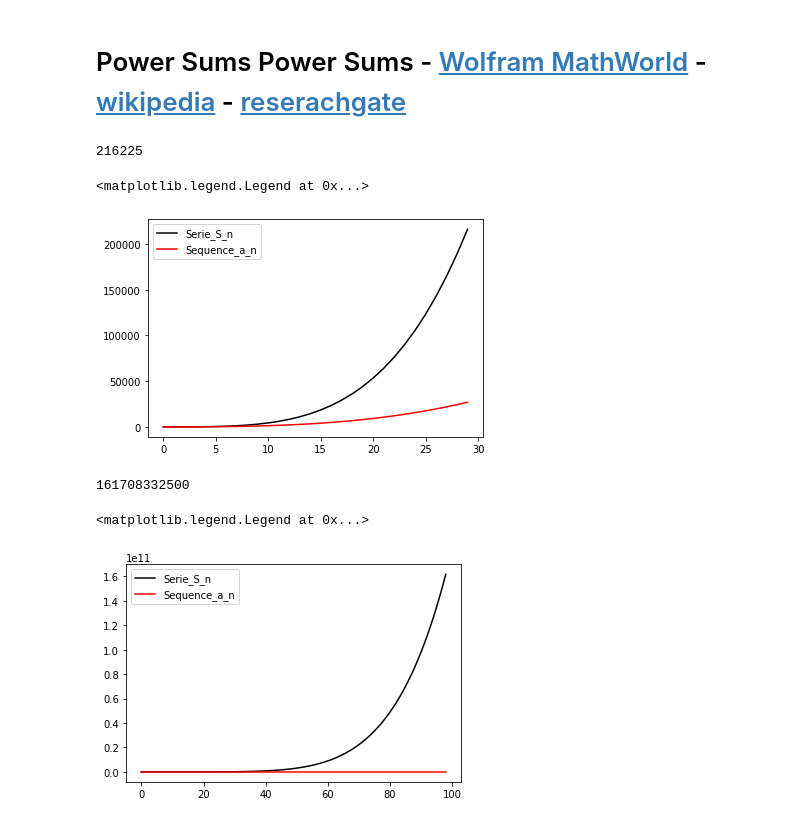
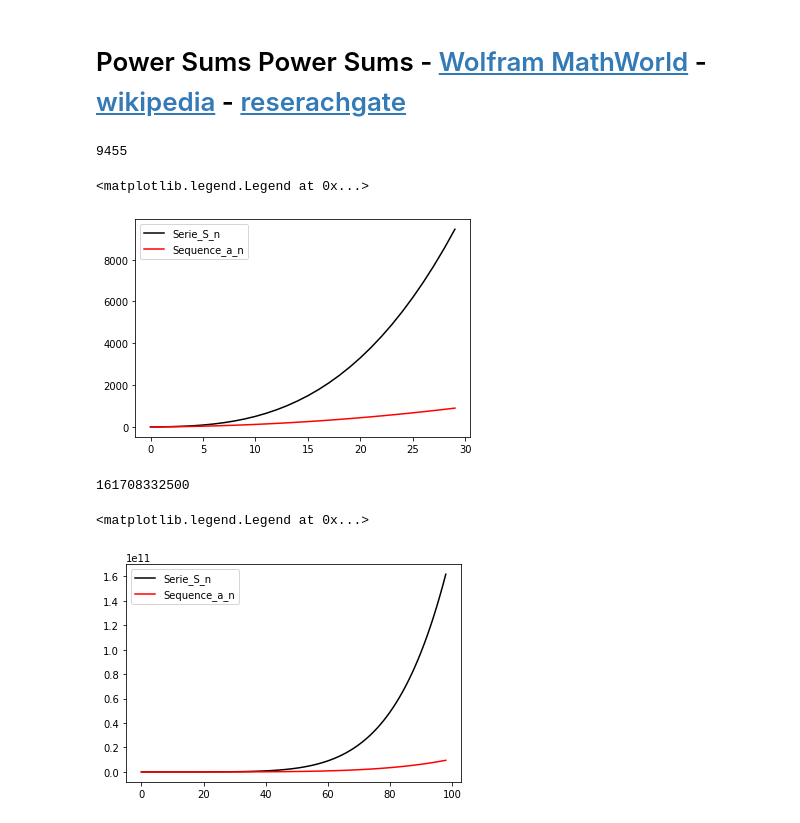
Before and after one commit to Adrian-ACI/MetNumUN2021II, a Jupyter notebook: Lab8/Grupo3ArithmeticSeriesGeometricSeriesPowerSums.ipynb, the cells around one changed output. Saved outputs shown, nothing was run; the diff lists cells and outputs as text; code cells hidden in the pictures.

```diff
--- a/Lab8/Grupo3ArithmeticSeriesGeometricSeriesPowerSums.ipynb
+++ b/Lab8/Grupo3ArithmeticSeriesGeometricSeriesPowerSums.ipynb
@@ -387,22 +387,22 @@ plt.legend()
 # %%
 S_n = 0
 Serie_S_n = []
 Sequence_a_n = []
 
 for i in range(1, 31):
-    S_n += i**(3)
+    S_n += i**(2)
     Serie_S_n.append(S_n)
-    Sequence_a_n.append(i**(3))
+    Sequence_a_n.append(i**(2))
 
 print(S_n)
 
 plt.plot(Serie_S_n, color='black',label='Serie_S_n')
 plt.plot(Sequence_a_n, color='red',label='Sequence_a_n')
 plt.legend()
 # %% [output]
-216225
+9455
 <matplotlib.legend.Legend at 0x...>
-[figure, old version]
+[figure, new version]
 # %%
 S_n = 0
 Serie_S_n = []
@@ -411,7 +411,7 @@ Sequence_a_n = []
 for i in range(1, 100):
     S_n += i**(5)
     Serie_S_n.append(S_n)
-    Sequence_a_n.append(i**(3))
+    Sequence_a_n.append(i**(5))
 
 print(S_n)
 
@@ -421,4 +421,4 @@ plt.legend()
 # %% [output]
 161708332500
 <matplotlib.legend.Legend at 0x...>
-[figure, old version]
+[figure, new version]
```
Also changed, not shown: parts of 3 cells of this notebook.
